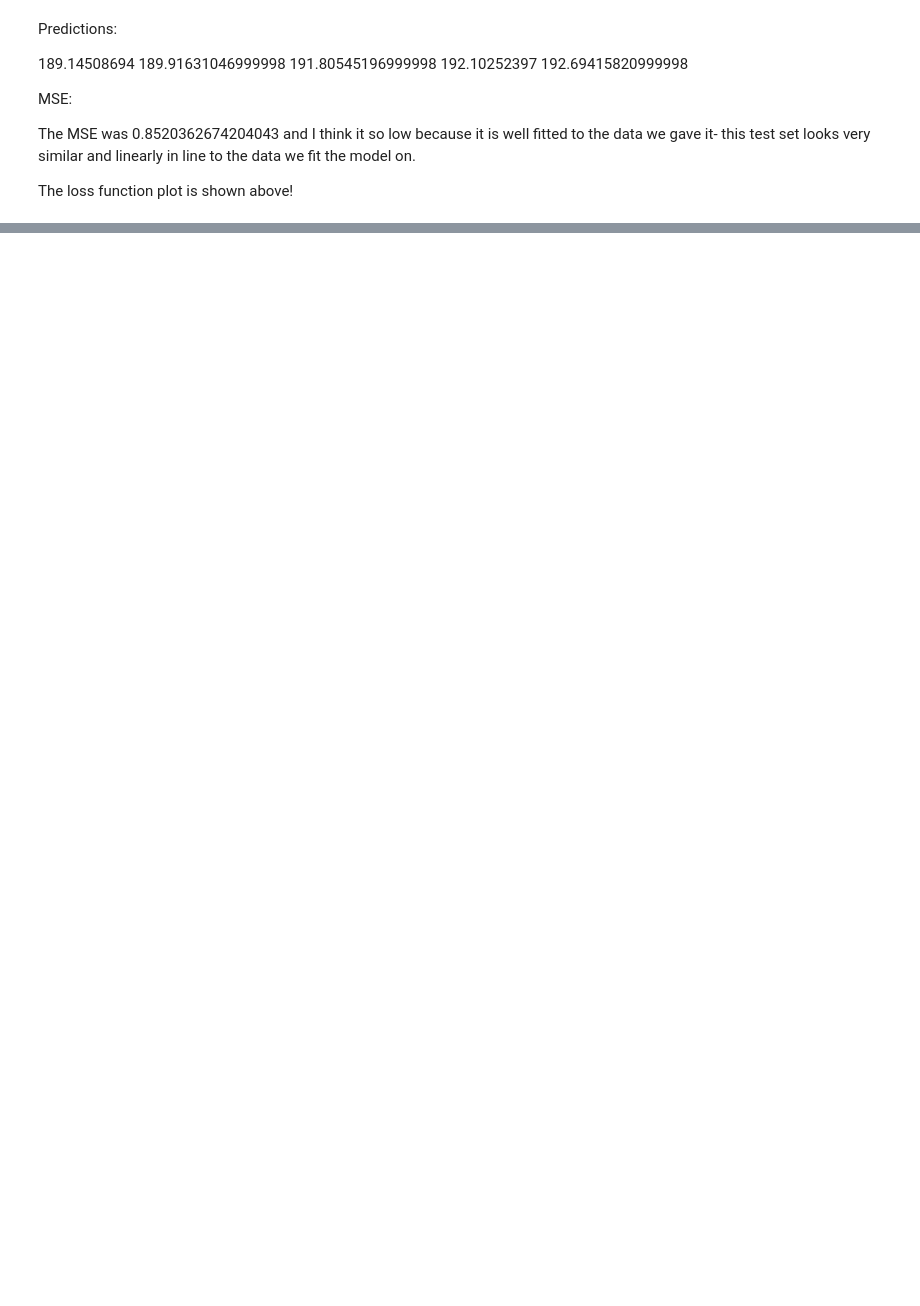
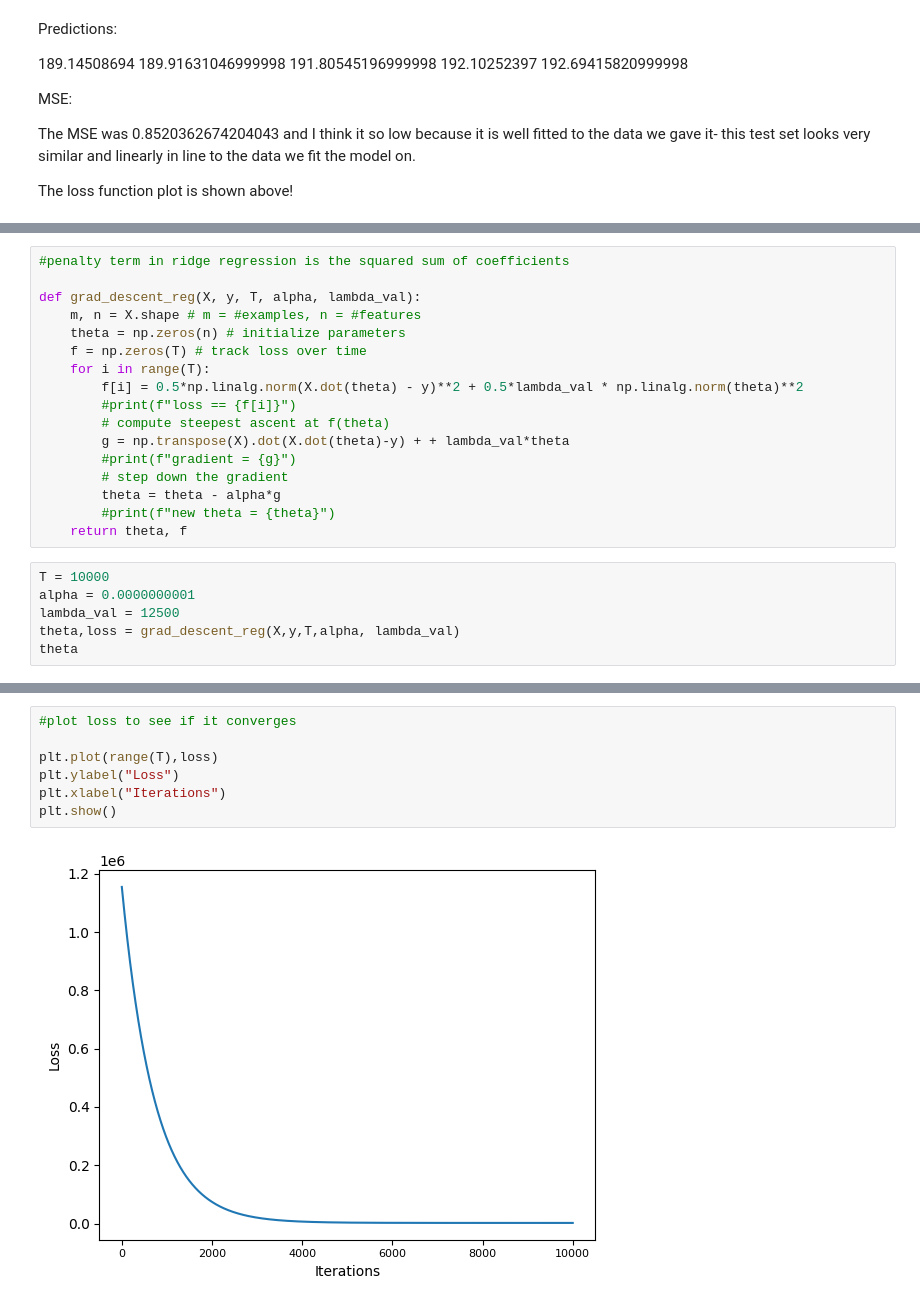
Before and after one commit to ntran03/320-project4, a Jupyter notebook: proj4.ipynb, the cells around one changed output, grey strips where cells are left out. Cells and saved outputs as stored; diff of their text form; blank space fills up the shorter version.

```diff
--- a/proj4.ipynb
+++ b/proj4.ipynb
@@ -260,0 +244,23 @@ RidgeRefgression has ___ charactersistic s and these are good because of x y z
+# %%
+#penalty term in ridge regression is the squared sum of coefficients
+
+def grad_descent_reg(X, y, T, alpha, lambda_val):
+    m, n = X.shape # m = #examples, n = #features
+    theta = np.zeros(n) # initialize parameters
+    f = np.zeros(T) # track loss over time
+    for i in range(T):
+        f[i] = 0.5*np.linalg.norm(X.dot(theta) - y)**2 + 0.5*lambda_val * np.linalg.norm(theta)**2
+        #print(f"loss == {f[i]}")
+        # compute steepest ascent at f(theta)
+        g = np.transpose(X).dot(X.dot(theta)-y) + + lambda_val*theta
+        #print(f"gradient = {g}")
+        # step down the gradient
+        theta = theta - alpha*g
+        #print(f"new theta = {theta}")
+    return theta, f
+# %%
+T = 10000
+alpha = 0.0000000001
+lambda_val = 12500
+theta,loss = grad_descent_reg(X,y,T,alpha, lambda_val)
+theta
@@ -261,3 +284,12 @@ RidgeRefgression has ___ charactersistic s and these are good because of x y z
+# %%
+#plot loss to see if it converges
+
+plt.plot(range(T),loss)
+plt.ylabel("Loss")
+plt.xlabel("Iterations")
+plt.show()
+# %% [output]
+[figure, added]
 # %% [markdown]
 ### Calculating Mean Standard Error
 
```
Also changed, not shown: parts of 14 cells of this notebook.
